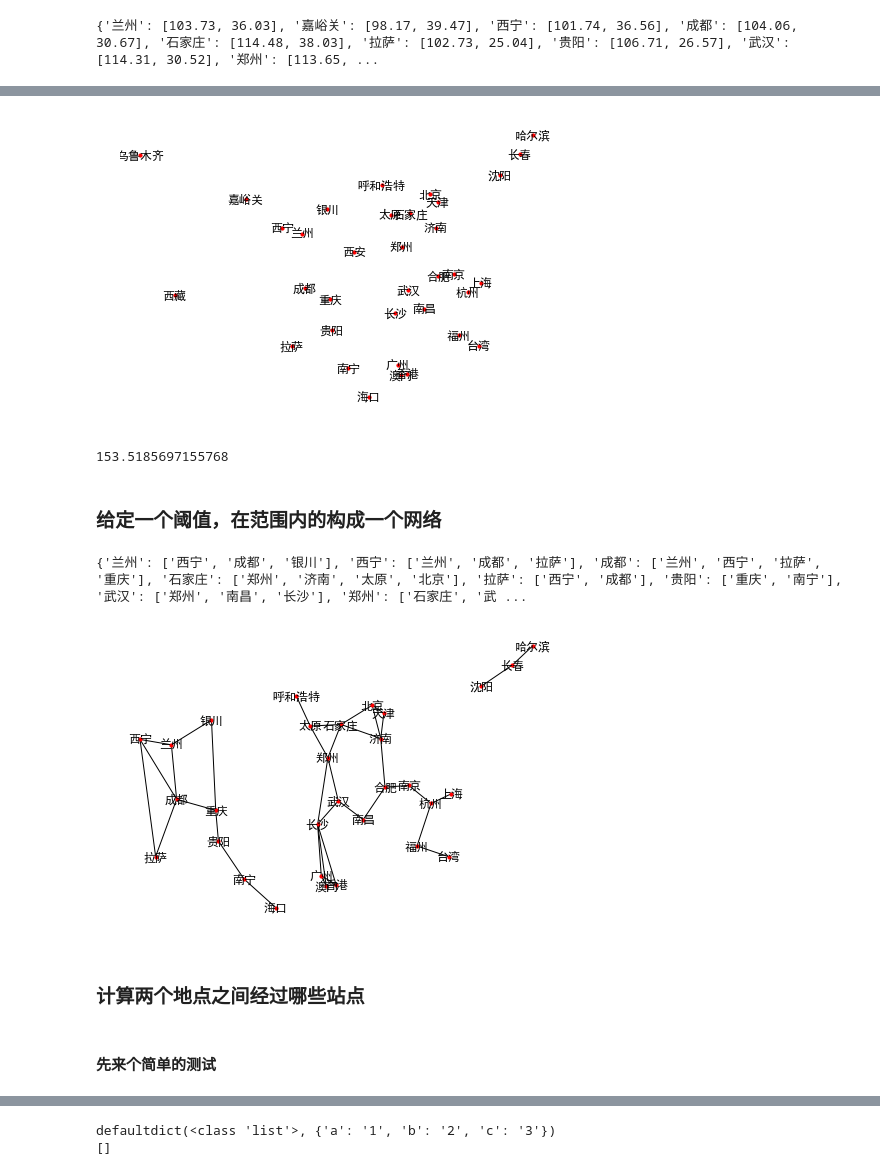
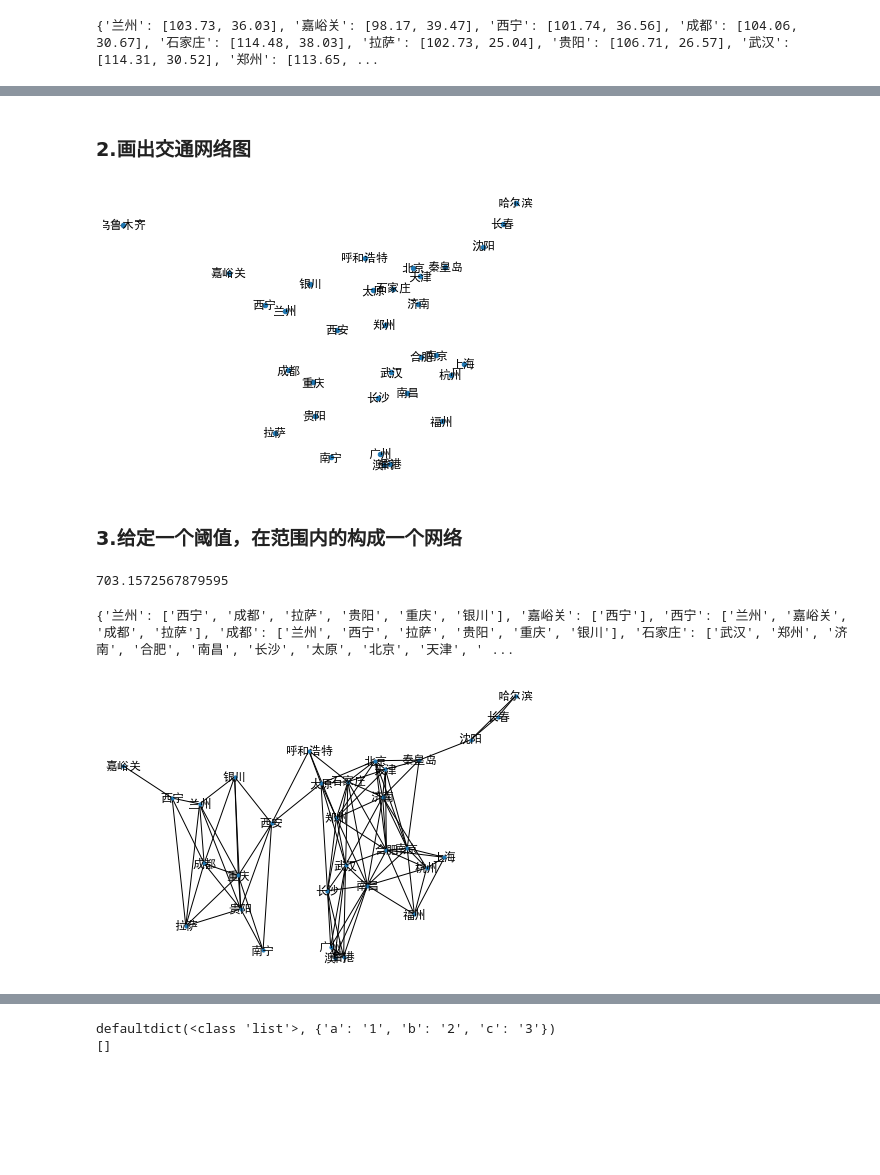
Before and after one commit to yuanjin54/nlp, a Jupyter notebook: assignment_02/lesson-02-exercise.ipynb, the cells around one changed output, grey strips where cells are left out. Cells and saved outputs as stored; diff of their text form; code cells hidden in the pictures; blank space fills up the shorter version.

```diff
--- a/assignment_02/lesson-02-exercise.ipynb
+++ b/assignment_02/lesson-02-exercise.ipynb
@@ -63,7 +65,9 @@ coordination_source = """
 # %%
+# 城市对应经纬度
 city_dict = {}
 for string in coordination_source.split('\n'):
     if string:
+        if string.startswith('//'): continue
         start_index = string.find('\'') + 1
         end_index = string.find('\'', start_index)
         position = string[string.find('[') + 1:string.find(']')].split(', ')
@@ -78,3 +80,5 @@ print(city_dict)
+# %% [markdown]
+### 2.画出交通网络图
 # %%
 import networkx as nx
 import matplotlib.pyplot as plt
@@ -87,9 +91,12 @@ city_graph.add_nodes_from(list(city_dict.keys()))
 # %%
 %matplotlib inline
 # %%
-nx.draw(city_graph, city_dict, with_labels=True, node_size=10)
+nx.draw(city_graph, city_dict, with_labels=True, node_size=20)
+plt.show()
 # %% [output]
-[figure, old version]
+[figure, new version]
+# %% [markdown]
+### 3.给定一个阈值，在范围内的构成一个网络
 # %%
 import math
 # %%
@@ -104,10 +111,8 @@ def calculate_distance(address_start, address_end):
          math.cos(math.radians(dimension_start)) * math.cos(math.radians(dimension_end)) *
          math.sin(longitude_d / 2) * math.sin(longitude_d / 2))
     return radius * 2 * math.atan2(math.sqrt(val_a), math.sqrt(1 - val_a))
-# %%
-calculate_distance('上海', '杭州')
-# %% [output]
-153.5185697155768
-# %% [markdown]
-### 给定一个阈值，在范围内的构成一个网络
+# %%
+calculate_distance('沈阳', '天津')
+# %% [output]
+703.1572567879595
 # %%
@@ -115,21 +120,18 @@ threshold = 300 # 设置300km
 # %%
+# 构建数据城市之间直接可达的数据结构
 connection_addr = {}
 for start_city in city_dict.keys():
     next_city = []
     for end_city in city_dict.keys():
         city_distance = calculate_distance(start_city, end_city)
-        if 0 < city_distance <= 300:
+        if 0 < city_distance <= threshold:
 #             print(city_distance, end_city)
             next_city.append(end_city)
     if next_city: connection_addr[start_city] = next_city
 print(connection_addr)
 # %% [output]
-{'兰州': ['西宁', '成都', '银川'], '西宁': ['兰州', '成都', '拉萨'], '成都': ['兰州', '西宁', '拉萨', '重庆'], '石家庄': ['郑州', '济南', '太原', '北京'], '拉萨': ['西宁', '成都'], '贵阳': ['重庆', '南宁'], '武汉': ['郑州', '南昌', '长沙'], '郑州': ['石家庄', '武 ...
+{'兰州': ['西宁', '成都', '拉萨', '贵阳', '重庆', '银川'], '嘉峪关': ['西宁'], '西宁': ['兰州', '嘉峪关', '成都', '拉萨'], '成都': ['兰州', '西宁', '拉萨', '贵阳', '重庆', '银川'], '石家庄': ['武汉', '郑州', '济南', '合肥', '南昌', '长沙', '太原', '北京', '天津', ' ...
 # %%
 nx.draw(nx.Graph(connection_addr), city_dict, with_labels=True, node_size=10)
 # %% [output]
-[figure, old version]
+[figure, new version]
-# %% [markdown]
-### 计算两个地点之间经过哪些站点
-# %% [markdown]
-#### 先来个简单的测试
```
Also changed, not shown: parts of 48 cells of this notebook, 3 other files.
